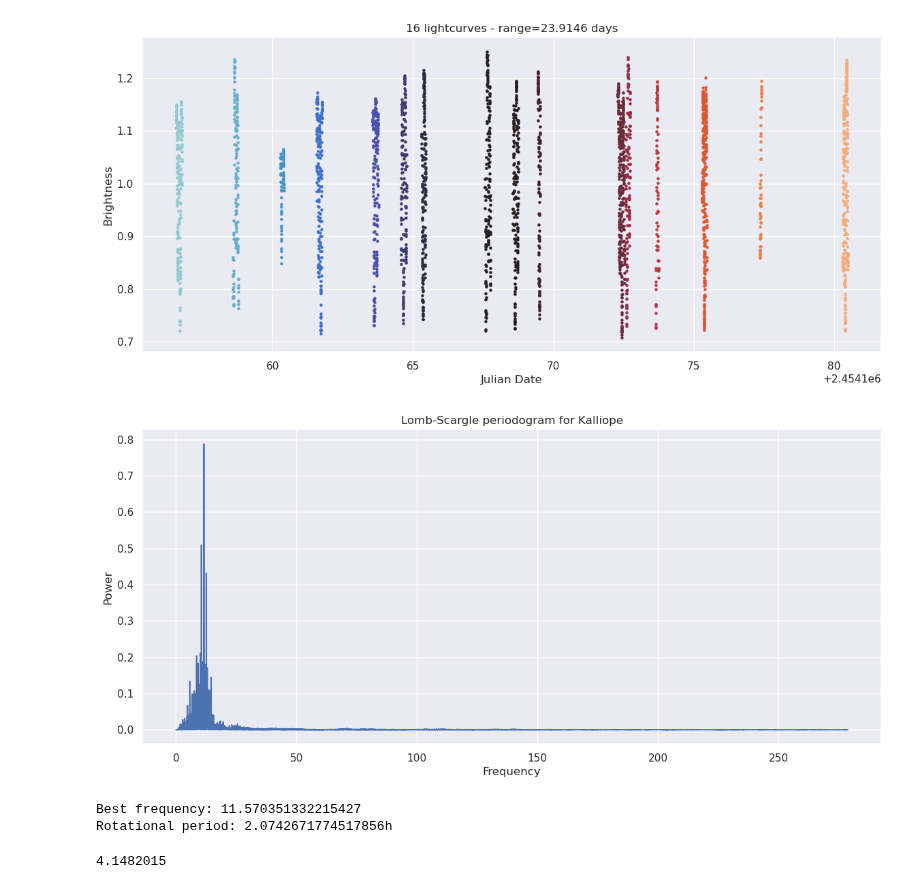
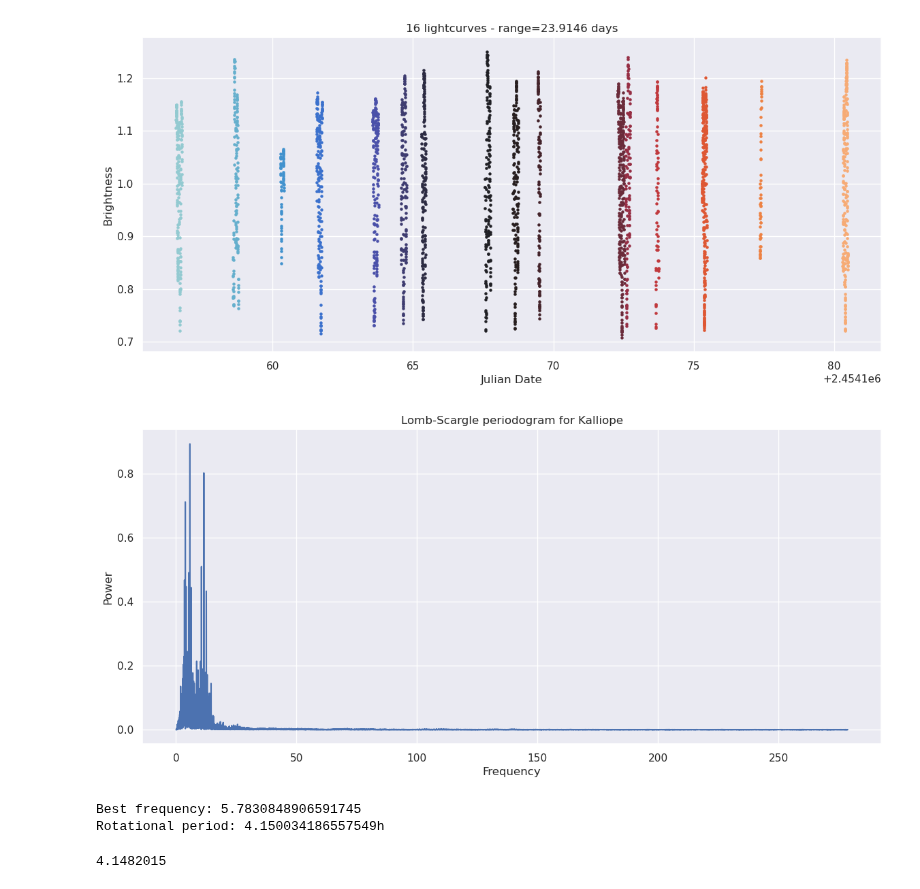
Before and after one commit to Vosloo/asteroid-lightcurves, a Jupyter notebook: notebooks/EDA.ipynb, the cells around one changed output. Drawn from its saved outputs; the diff is of its cells as text; code cells hidden in the pictures.

```diff
--- a/notebooks/EDA.ipynb
+++ b/notebooks/EDA.ipynb
@@ -138,23 +109,30 @@ for lc in selected_bin:
         times.append(points.JD)
         brightness.append(points.brightness)
 # %%
-frequency, power = LombScargle(times, brightness).autopower()
+frequency, power = LombScargle(times, brightness, nterms=3).autopower()
 fig = plt.plot(frequency, power)
 
 plt.xlabel("Frequency")
 plt.ylabel("Power")
 plt.title(f"Lomb-Scargle periodogram for {asteroid_name}")
 plt.show()
 
+top_100_freq = frequency[np.argsort(power)[-100:]]
+top_100_periods = 24 / top_100_freq
+
+sort_idx = np.argsort(top_100_periods)
+top_100_periods = top_100_periods[sort_idx]
+top_100_freq = top_100_freq[sort_idx]
+
 lomb_freq = frequency[np.argmax(power)]
 lomb_period = 24 / lomb_freq
 
 print(f"Best frequency: {lomb_freq}")
 print(f"Rotational period: {lomb_period}h")
 # %% [output]
-[figure, old version]
+[figure, new version]
-Best frequency: 11.570351332215427
-Rotational period: 2.0742671774517856h
+Best frequency: 5.7830848906591745
+Rotational period: 4.150034186557549h
 # %%
 asteroid.period
 # %% [output]
```
Also changed, not shown: parts of 12 cells of this notebook, 4 other files.
